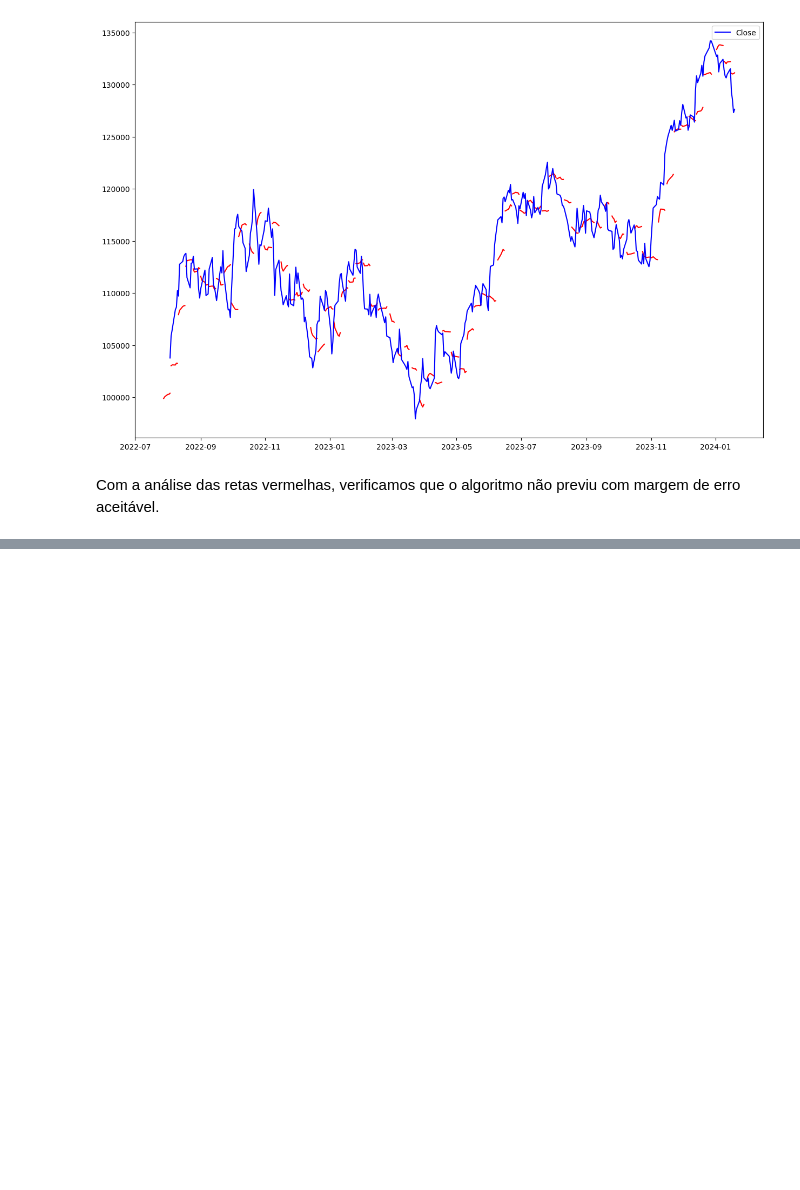
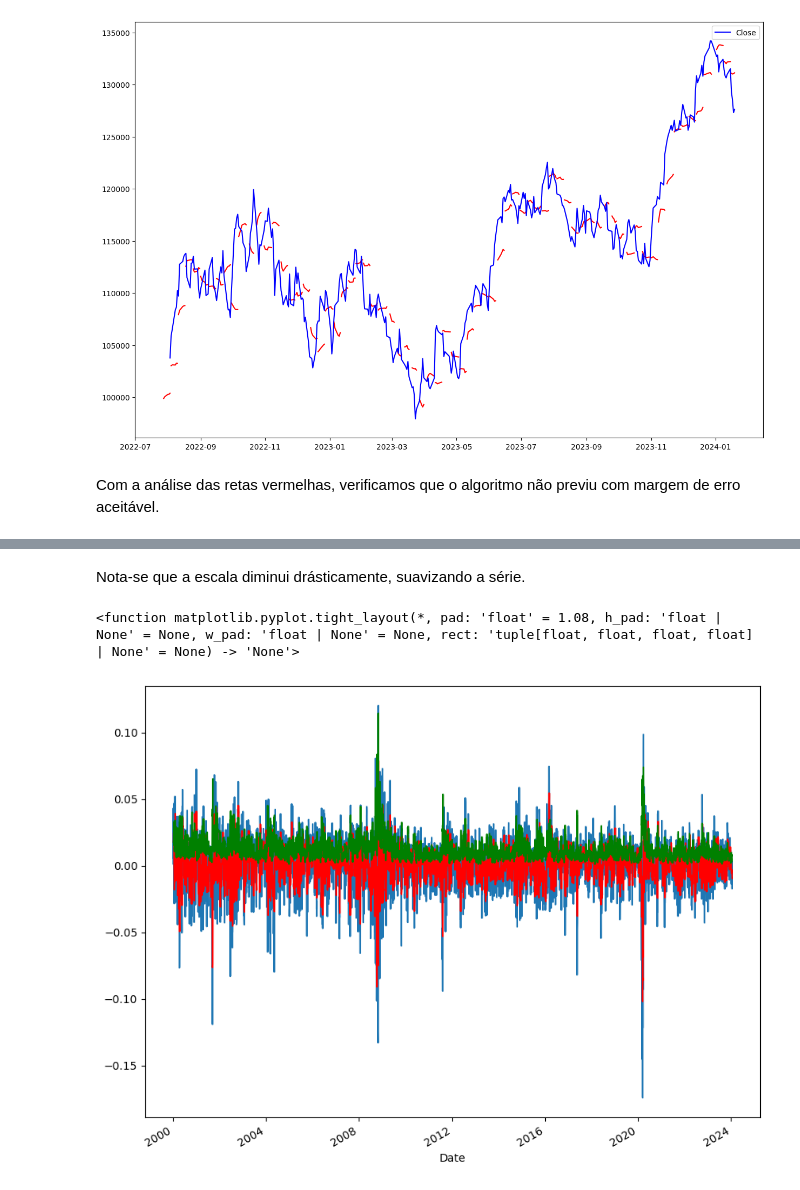
Before and after one commit to nineteens/tech-challenges, a Jupyter notebook: projetos/investimento/prevendo_indice_ibovespa.ipynb, the cells around one changed output, grey strips where cells are left out. Saved outputs shown, nothing was run; the diff lists cells and outputs as text; code cells hidden in the pictures; blank space fills up the shorter version.

```diff
--- a/projetos/investimento/prevendo_indice_ibovespa.ipynb
+++ b/projetos/investimento/prevendo_indice_ibovespa.ipynb
@@ -357,0 +388,19 @@ Para escolher o modelo ideal, faremos o teste da estacionariedade.
+# %% [markdown]
+Nota-se que a escala diminui drásticamente, suavizando a série.
+# %%
+# Subtraindo a média móvel.
+
+df_s = (df_indice_log - ma_log).dropna()
+
+ma_s = df_s.rolling(5).mean()
+
+std = df_s.rolling(5).std()
+
+f, ax = plt.subplots(figsize=(10,8))
+df_s.plot(ax=ax, legend=False)
+ma_s.plot(ax=ax, legend=False, color='r')
+std.plot(ax=ax, legend=False, color='g')
+plt.tight_layout
+# %% [output]
+<function matplotlib.pyplot.tight_layout(*, pad: 'float' = 1.08, h_pad: 'float | None' = None, w_pad: 'float | None' = None, rect: 'tuple[float, float, float, float] | None' = None) -> 'None'>
+[figure, added]
```
Also changed, not shown: parts of 33 cells of this notebook.
